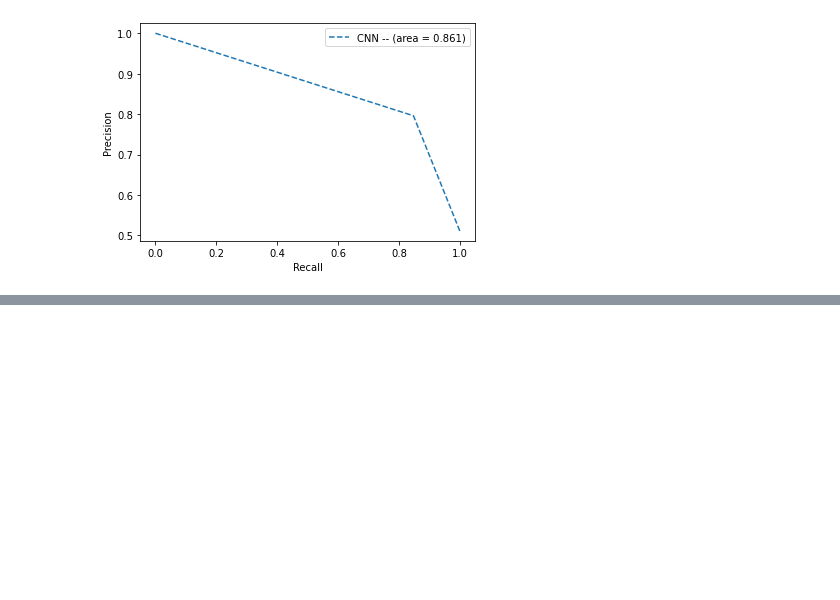
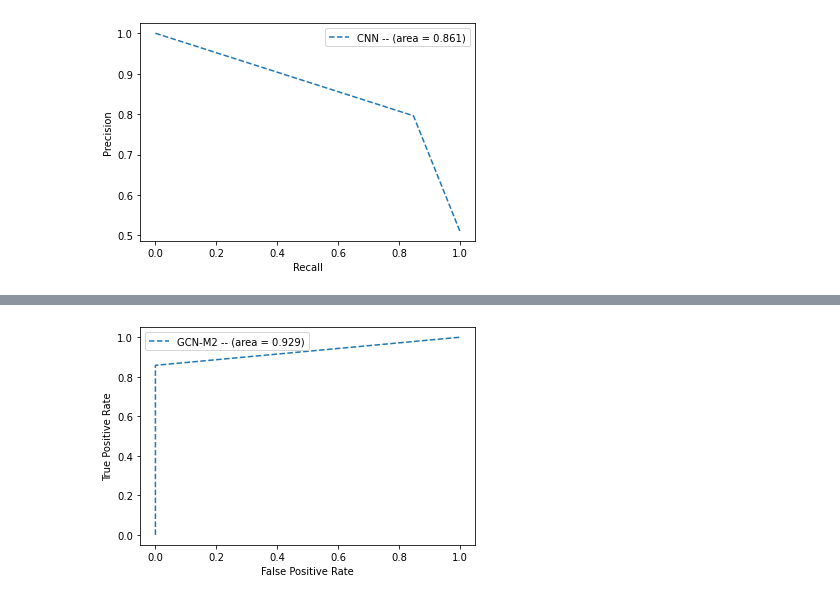
Before and after one commit to shyam-skk/Graph-Analytics, a Jupyter notebook: artifact/Base_line_models-RF_ANN_CNN.ipynb, the cells around one changed output, grey strips where cells are left out. Cells and saved outputs as stored; diff of their text form; code cells hidden in the pictures; blank space fills up the shorter version.

```diff
--- a/artifact/Base_line_models-RF_ANN_CNN.ipynb
+++ b/artifact/Base_line_models-RF_ANN_CNN.ipynb
@@ -510,0 +838,15 @@ pyplot.show()
+# %%
+m2_fpr, m2_tpr, _ = roc_curve(y_test, y_pred_2)
+roc_auc_m2 = roc_auc_score(y_test, y_pred_2)
+# plot the roc curve for the model
+#pyplot.plot(m1_fpr, m1_tpr, marker='.', label='GCN-M1 -- (area = %0.3f)' % roc_auc_m1)
+pyplot.plot(m2_fpr, m2_tpr, linestyle='--', label='GCN-M2 -- (area = %0.3f)' % roc_auc_m2)
+# axis labels
+pyplot.xlabel('False Positive Rate')
+pyplot.ylabel('True Positive Rate')
+# show the legend
+pyplot.legend()
+# show the plot
+pyplot.show()
+# %% [output]
+[figure, added]
```
Also changed, not shown: parts of 42 cells of this notebook.
